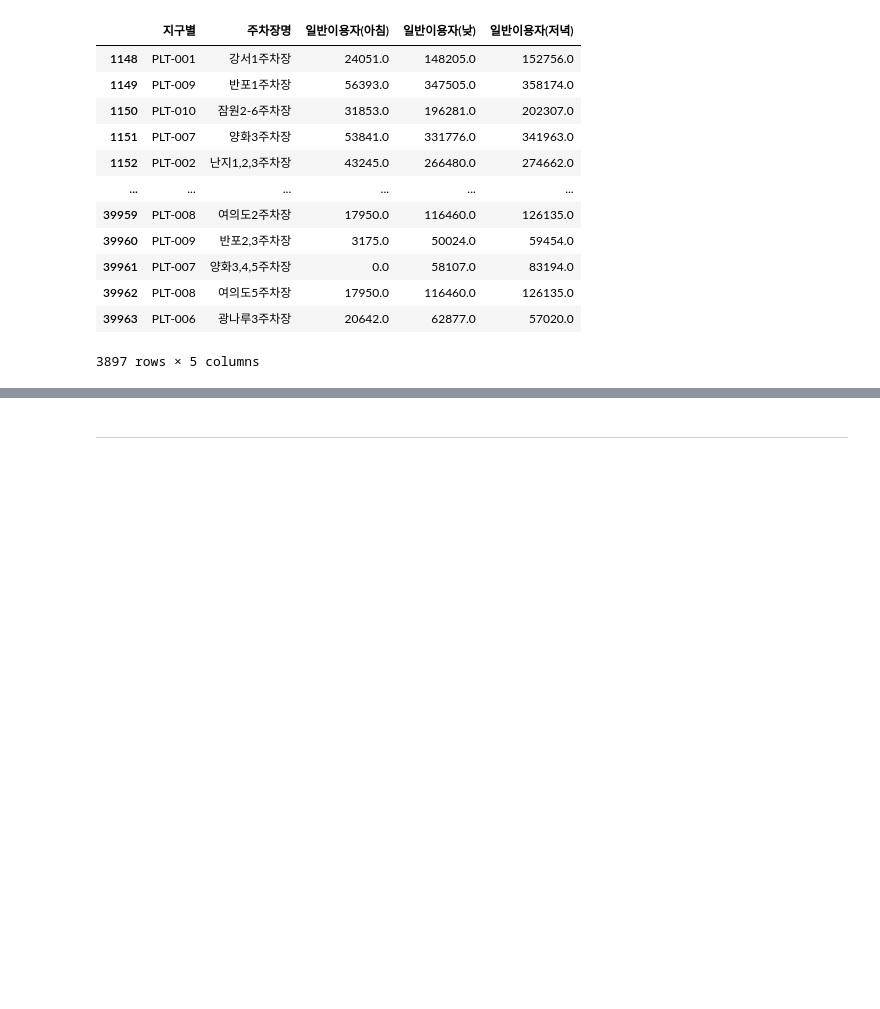
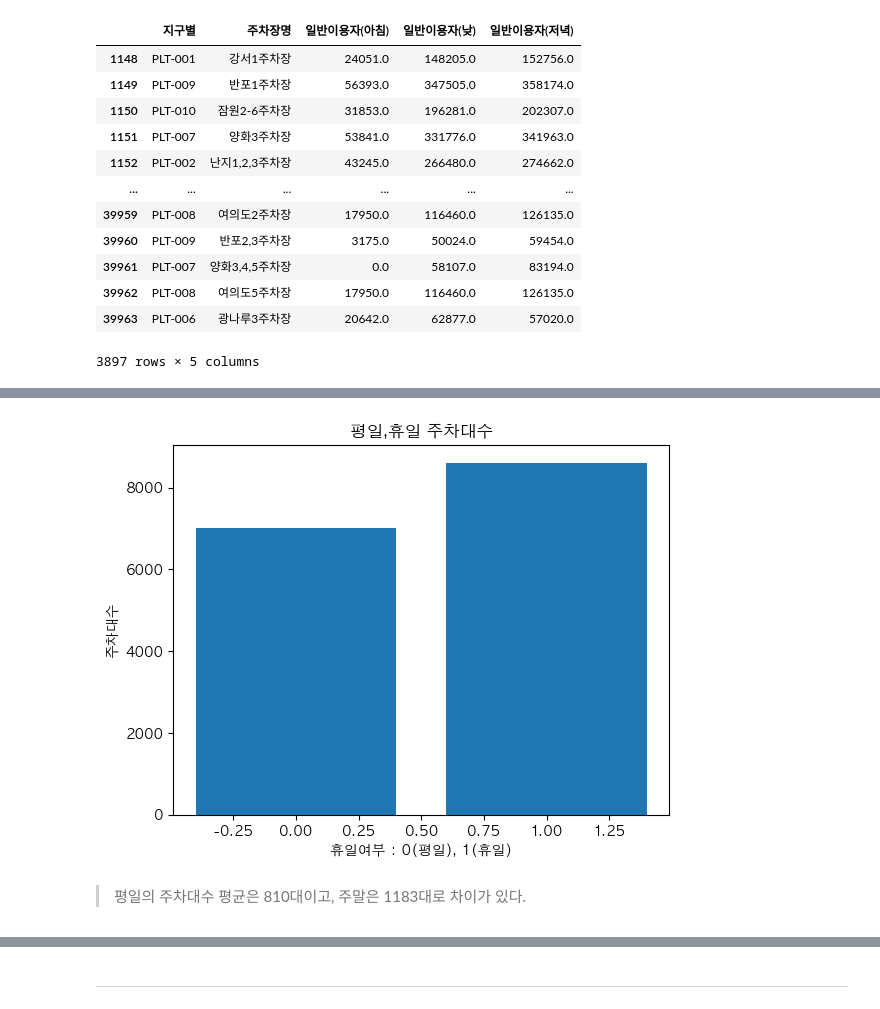
Before and after one commit to terryhyuk/HanGang_Mate, a Jupyter notebook: Python/DataAnalysis/MachineLearning.ipynb, the cells around one changed output, grey strips where cells are left out. Saved outputs shown, nothing was run; the diff lists cells and outputs as text; code cells hidden in the pictures; blank space fills up the shorter version.

```diff
--- a/Python/DataAnalysis/MachineLearning.ipynb
+++ b/Python/DataAnalysis/MachineLearning.ipynb
@@ -848,4 +831,4 @@ df[['일반이용자 합계', '일반이용자(아침)', '일반이용자(낮)',
 df.drop(columns=['최저기온(°C)','최고기온(°C)'], axis=1, inplace=True)
 # %%
 # 데이터 확인
-df
+df['휴일여부'].replace({2:1}, inplace=True)
@@ -958,0 +856,17 @@ KeyError: '주차장 이용 시간'
+# %%
+import matplotlib.pyplot as plt
+
+plt.bar(
+    df['휴일여부'],
+    df['주차대수'],
+)
+
+plt.title('평일,휴일 주차대수')
+plt.xlabel(xlabel='휴일여부 : 0(평일), 1(휴일)')
+plt.ylabel(ylabel='주차대수')
+
+plt.show()
+# %% [output]
+[figure, added]
+# %% [markdown]
+> 평일의 주차대수 평균은 810대이고, 주말은 1183대로 차이가 있다.
```
Also changed, not shown: parts of 85 cells of this notebook, 9 other files.
